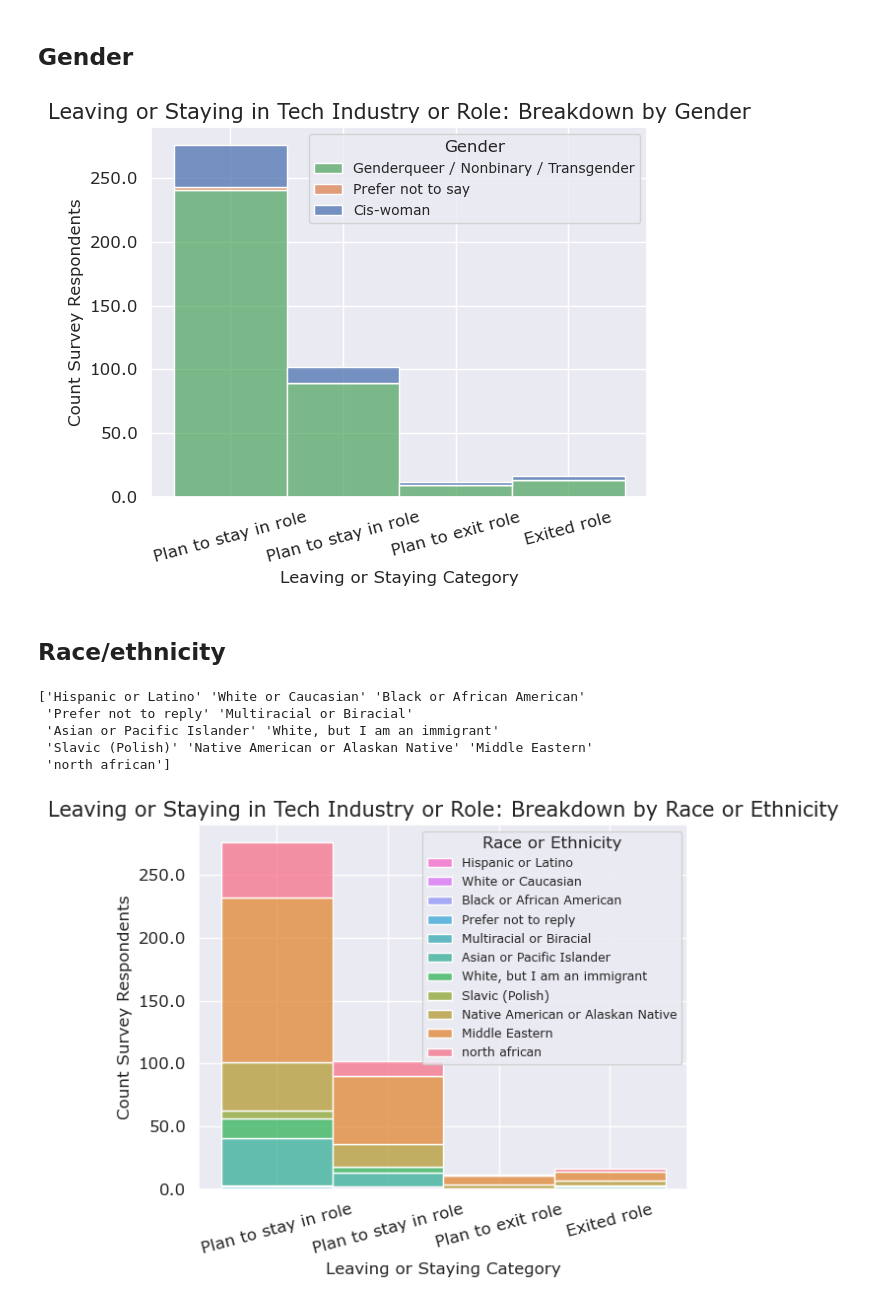
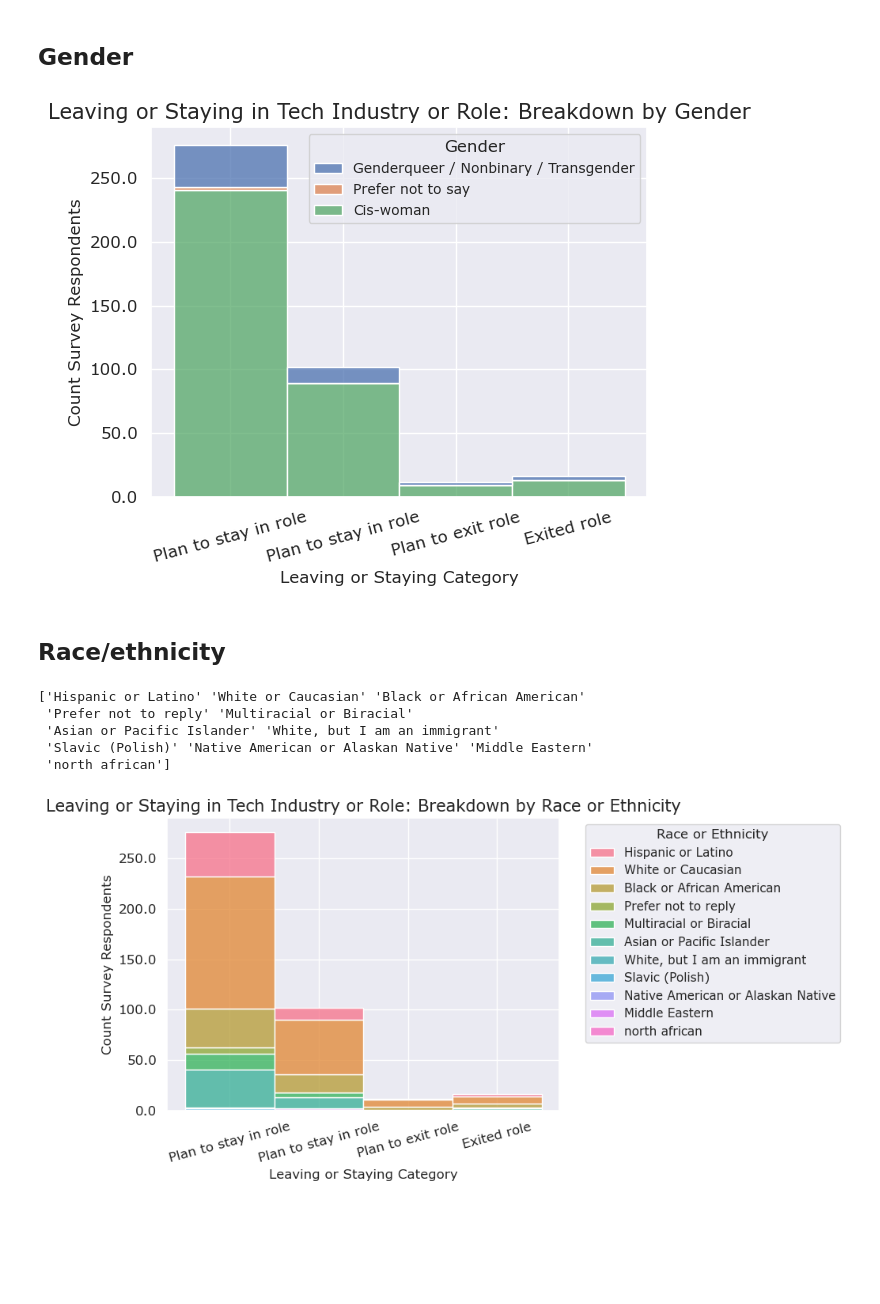
Before and after one commit to cynthia-ng/GetCitiesChicago, a Jupyter notebook: leaving_staying_demo_breakdown/leaving_staying_demo_breakdown.ipynb, the cells around one changed output. Saved outputs shown, nothing was run; the diff lists cells and outputs as text; code cells hidden in the pictures; blank space fills up the shorter version.

Commit message:
Adjusted plot legend

```diff
--- a/leaving_staying_demo_breakdown/leaving_staying_demo_breakdown.ipynb
+++ b/leaving_staying_demo_breakdown/leaving_staying_demo_breakdown.ipynb
@@ -44,8 +44,10 @@ plt.xticks(rotation=15) #rotate labels
 
 # Plot bar chart
 fig1 = sns.histplot(binwidth=1, x="leaving_or_staying", hue="gender", data=dfg, stat="count", multiple="stack", legend=True) #plot
-plt.legend(loc='upper right', title='Gender', labels=dfg["gender"].unique(), fontsize=10) #legend
-plt.setp(fig1.get_legend().get_title(), fontsize=12) #legend title
+fig1.legend(handles=fig1.legend_.legendHandles, labels=[t.get_text() for t in fig1.legend_.texts],
+            title="Gender",
+            loc='upper right',
+            fontsize = 10) #legend
 fig1.set_title('Leaving or Staying in Tech Industry or Role: Breakdown by Gender', fontsize = 15) #title
 fig1.set_xlabel('Leaving or Staying Category', fontsize = 12) #xlabel
 fig1.set_ylabel('Count Survey Respondents', fontsize = 12) #yabel
@@ -58,7 +60,7 @@ fig1 = fig1.get_figure()
 fig1.show()
 fig1.savefig("./plots/breakdown_by_gender.png", dpi = 200, bbox_inches = "tight")
 # %% [output]
-[figure, old version]
+[figure, new version]
 # %% [markdown]
 ## Race/ethnicity
 # %%
@@ -74,34 +76,36 @@ dfr["race_ethnicity"] = df["race_ethnicity"]
 
 # Create new column filled with 1s
 dfr["count"] = 1
 
 # Pivot with sum of count of each occurrence
-dfr.pivot_table(index='leaving_or_staying', columns='race_ethnicity', values='count', aggfunc='sum')
+pivot = dfr.pivot_table(index='leaving_or_staying', columns='race_ethnicity', values='count', aggfunc='sum')
 
 # Seaborn settings
 sns.set_palette("Set2") #palette
 sns.set(font="Verdana") #font
 plt.xticks(rotation=15) #rotate labels
 
 # Plot bar chart
 fig2 = sns.histplot(binwidth=1, x="leaving_or_staying", hue="race_ethnicity", data=dfr, stat="count", multiple="stack", legend=True) #plot
-plt.legend(loc='upper right', title='Race or Ethnicity', labels=dfr["race_ethnicity"].unique(), fontsize=9) #legend
-plt.setp(fig2.get_legend().get_title(), fontsize=12) #legend title
+fig2.legend(handles=fig2.legend_.legendHandles, labels=[t.get_text() for t in fig2.legend_.texts],
+            title="Race or Ethnicity",
+            bbox_to_anchor=(1.05, 1), loc='upper left') #legend
 fig2.set_title('Leaving or Staying in Tech Industry or Role: Breakdown by Race or Ethnicity', fontsize = 15) #title
 fig2.set_xlabel('Leaving or Staying Category', fontsize = 12) #xlabel
 fig2.set_ylabel('Count Survey Respondents', fontsize = 12) #yabel
 fig2.set_yticklabels(fig2.get_yticks(), size = 12) #yticklabels
 fig2.set_xticklabels(dfr["leaving_or_staying"], size = 12) #xticklabels
 sns.set(font_scale = 2)
 
+
 # Save plot
 fig2 = fig2.get_figure()
 fig2.show()
 fig2.savefig("./plots/breakdown_by_race.png", dpi = 200, bbox_inches = "tight")
 # %% [output]
 ['Hispanic or Latino' 'White or Caucasian' 'Black or African American'
  'Prefer not to reply' 'Multiracial or Biracial'
  'Asian or Pacific Islander' 'White, but I am an immigrant'
  'Slavic (Polish)' 'Native American or Alaskan Native' 'Middle Eastern'
  'north african']
-[figure, old version]
+[figure, new version]
```
Also changed, not shown: 2 other files.
